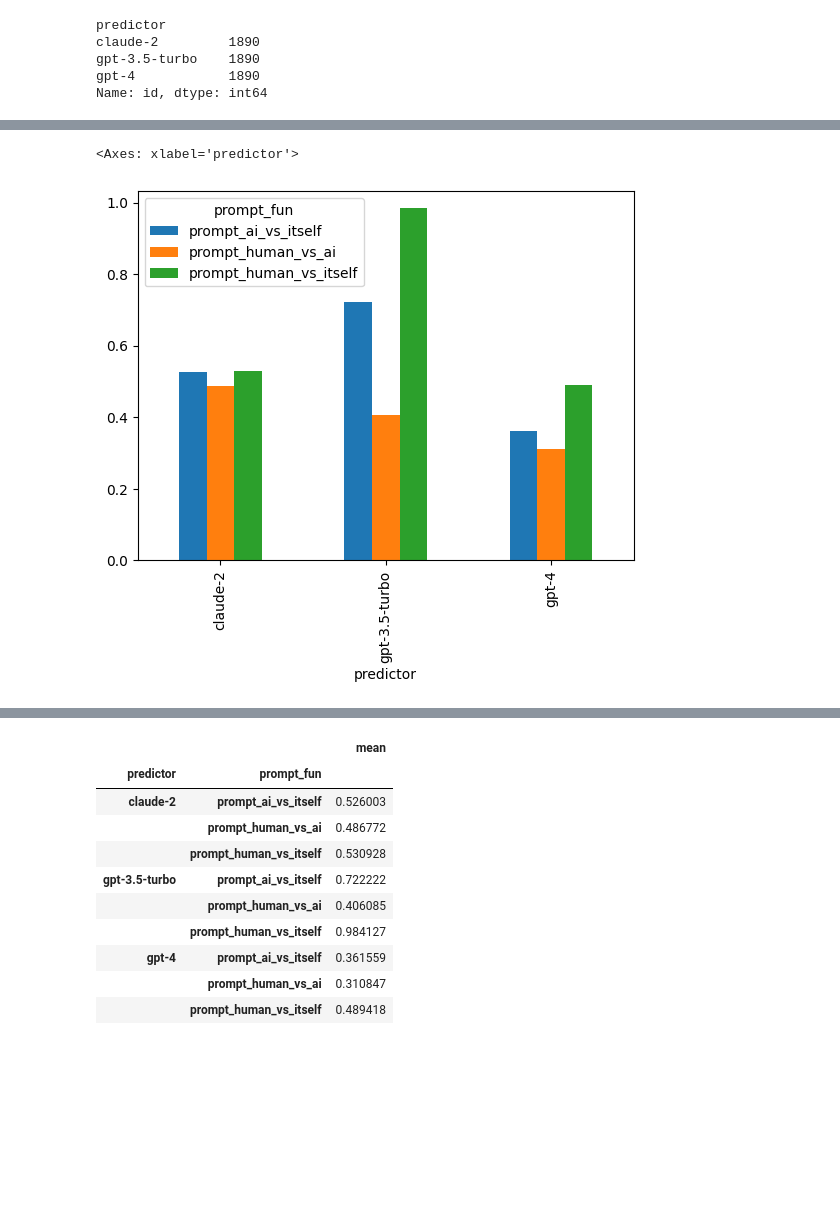
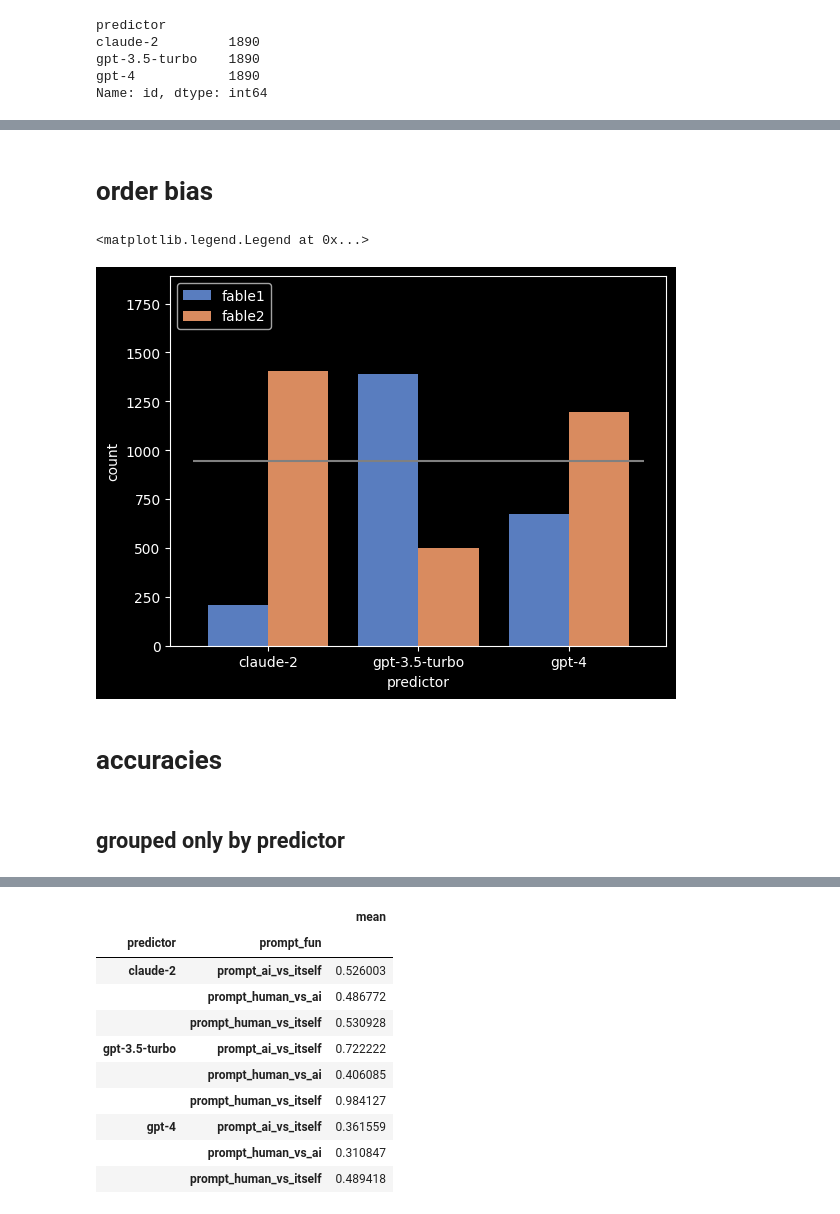
Before and after one commit to qfeuilla/TuringMirror, a Jupyter notebook: data_prep_analysis.ipynb, the cells around one changed output, grey strips where cells are left out. Drawn from its saved outputs; the diff is of its cells as text; code cells hidden in the pictures; blank space fills up the shorter version.

```diff
--- a/data_prep_analysis.ipynb
+++ b/data_prep_analysis.ipynb
@@ -4,3 +6,8 @@ import pandas as pd
 import numpy as np
 import matplotlib.pyplot as plt
 from sklearn.metrics import confusion_matrix, ConfusionMatrixDisplay, f1_score
+# %%
+import seaborn as sns
+
+plt.style.use("dark_background")
+sns.set_palette("muted")
@@ -45,6 +33,23 @@ plt.show()
-# %%
-accuracy_by_test_type = data.groupby(['predictor', 'prompt_fun'])['correct'].mean().unstack()
-accuracy_by_test_type.plot(kind='bar')
-# %% [output]
-<Axes: xlabel='predictor'>
-[figure, removed]
+# %% [markdown]
+# order bias
+# %%
+sns.countplot(
+    x="predictor",  # x variable name
+    # y="correct",       # y variable name
+    hue="prediction",  # group variable name
+    hue_order=["fable1", "fable2"],
+    data=data.dropna()[
+        data.dropna().correct_prediction.str.startswith("fable")
+    ],  # dataframe to plot
+    # kind="bar",
+)
+plt.hlines(0.5 * 1890, *plt.gca().get_xlim(), "grey")
+plt.ylim(0, 1890)
+plt.legend(loc="upper left")
+# %% [output]
+<matplotlib.legend.Legend at 0x...>
+[figure, added]
+# %% [markdown]
+# accuracies
+# %% [markdown]
+## grouped only by predictor
```
Also changed, not shown: parts of 20 cells of this notebook, 1 other file.
